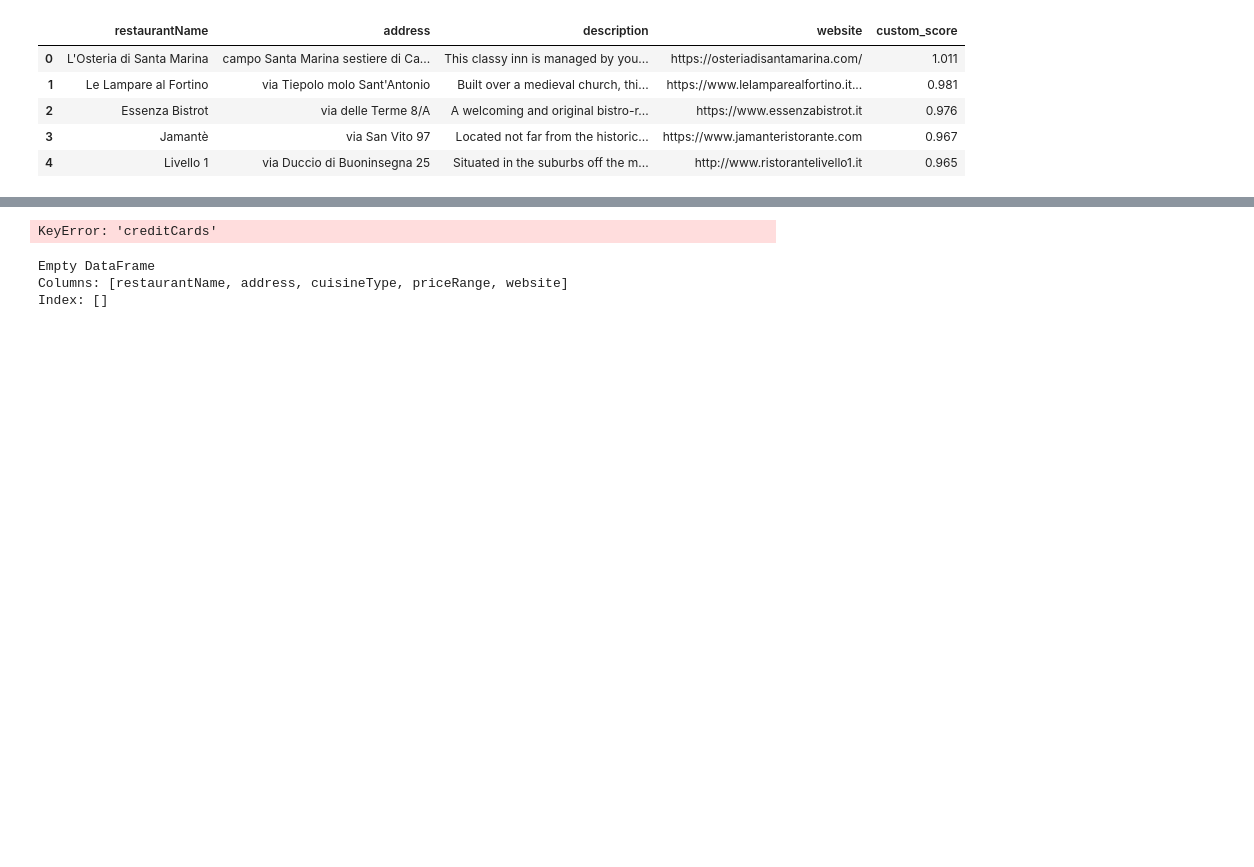
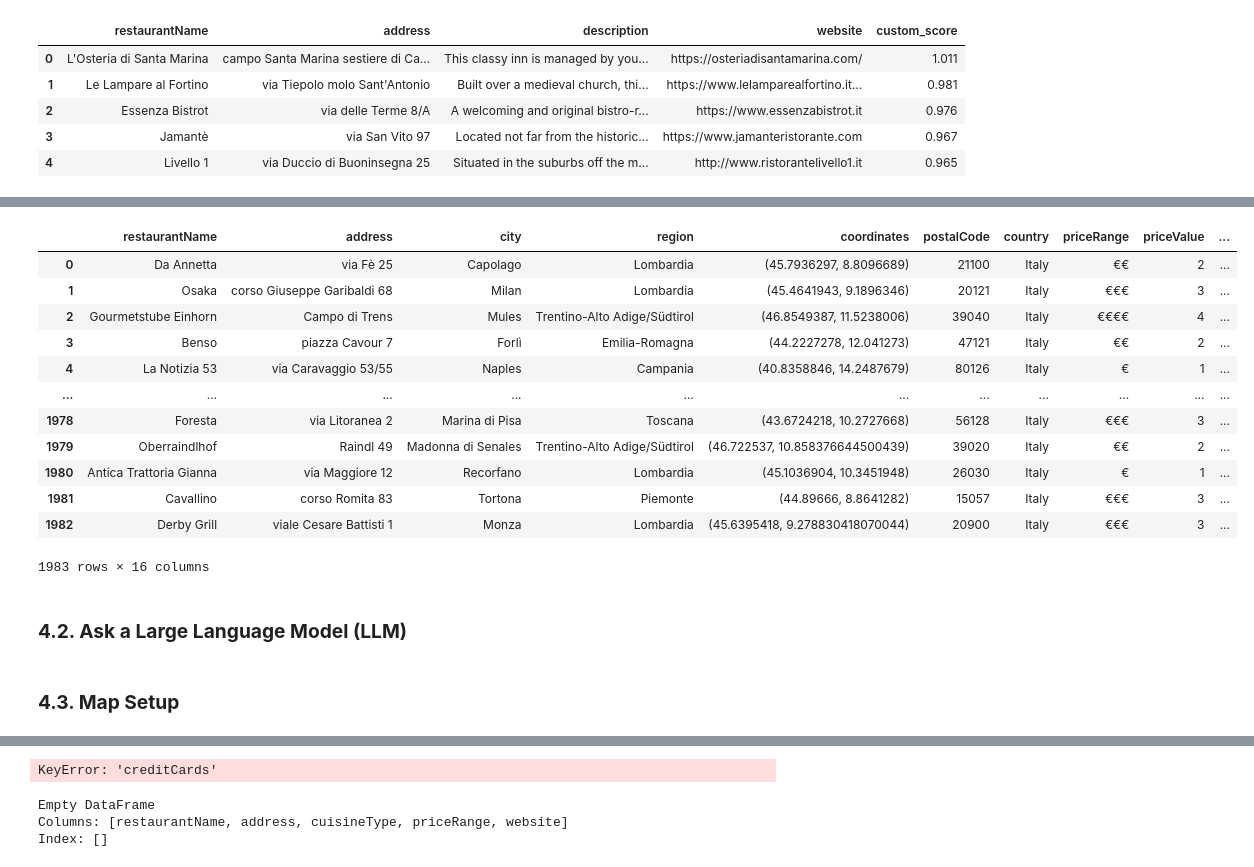
Before and after one commit to SimoneMantero/ADM-HW3, a Jupyter notebook: main.ipynb, the cells around one changed output, grey strips where cells are left out. Drawn from its saved outputs; the diff is of its cells as text; code cells hidden in the pictures; blank space fills up the shorter version.

```diff
--- a/main.ipynb
+++ b/main.ipynb
@@ -457,0 +461,4 @@ display(results_df)
+# %%
+# geocoder initialization
+geolocator = Nominatim(user_agent="restaurantGeocoder")
+geocode = RateLimiter(geolocator.geocode, min_delay_seconds=0.1)
@@ -457,0 +485,33 @@ display(results_df)
+# %%
+regions = {}
+coordinates = {}
+
+# Extraction of the region
+def extract_region(display_name):
+    parts = set(display_name.split(', '))
+    regions = list(parts.intersection(italian_regions))[0]
+    return regions
+
+for city in df['city'].unique():
+    try:
+        location = geocode(city + ', Italy')
+        if location:
+            print(f"YES! Location found for city: {city}")
+            display_name = location.raw.get('display_name', '')
+            regions[city] = extract_region(display_name)
+            coordinates[city] = (location.latitude, location.longitude)
+        else:
+            print(f"Location not found for city: {city}")
+            # regions[city] = 'Unknown'
+            # coordinates[city] = (None, None)
+    except Exception as e:
+        print(f"Error while geocoding {city}: {e}")
+        # regions[city] = 'Unknown'
+        # coordinates[city] = (None, None)
+
+# Adding regions and coordinates to the dataframe
+df['region'] = df['city'].map(regions)
+df['coordinates'] = df['city'].map(coordinates)
+
+df.insert(df.columns.get_loc('city') + 1, 'region', df.pop('region'))
+df.insert(df.columns.get_loc('city') + 2, 'coordinates', df.pop('coordinates'))
@@ -457,0 +551,18 @@ display(results_df)
+# %%
+display(df)
+# %% [output]
+|  | restaurantName | address | city | region | coordinates | postalCode | country | priceRange | priceValue | ... |
+| 0 | Da Annetta | via Fè 25 | Capolago | Lombardia | (45.7936297, 8.8096689) | 21100 | Italy | €€ | 2 | ... |
+| 1 | Osaka | corso Giuseppe Garibaldi 68 | Milan | Lombardia | (45.4641943, 9.1896346) | 20121 | Italy | €€€ | 3 | ... |
+| 2 | Gourmetstube Einhorn | Campo di Trens | Mules | Trentino-Alto Adige/Südtirol | (46.8549387, 11.5238006) | 39040 | Italy | €€€€ | 4 | ... |
+| 3 | Benso | piazza Cavour 7 | Forlì | Emilia-Romagna | (44.2227278, 12.041273) | 47121 | Italy | €€ | 2 | ... |
+| 4 | La Notizia 53 | via Caravaggio 53/55 | Naples | Campania | (40.8358846, 14.2487679) | 80126 | Italy | € | 1 | ... |
+| ... | ... | ... | ... | ... | ... | ... | ... | ... | ... | ... |
+| 1978 | Foresta | via Litoranea 2 | Marina di Pisa | Toscana | (43.6724218, 10.2727668) | 56128 | Italy | €€€ | 3 | ... |
+| 1979 | Oberraindlhof | Raindl 49 | Madonna di Senales | Trentino-Alto Adige/Südtirol | (46.722537, 10.858376644500439) | 39020 | Italy | €€ | 2 | ... |
+| 1980 | Antica Trattoria Gianna | via Maggiore 12 | Recorfano | Lombardia | (45.1036904, 10.3451948) | 26030 | Italy | € | 1 | ... |
+| 1981 | Cavallino | corso Romita 83 | Tortona | Piemonte | (44.89666, 8.8641282) | 15057 | Italy | €€€ | 3 | ... |
+| 1982 | Derby Grill | viale Cesare Battisti 1 | Monza | Lombardia | (45.6395418, 9.278830418070044) | 20900 | Italy | €€€ | 3 | ... |
+1983 rows × 16 columns
+# %% [markdown]
+### **4.2. Ask a Large Language Model (LLM)**
@@ -457,0 +571,2 @@ display(results_df)
+# %% [markdown]
+### **4.3. Map Setup**
```
Also changed, not shown: parts of 37 cells of this notebook, 5 other files.
